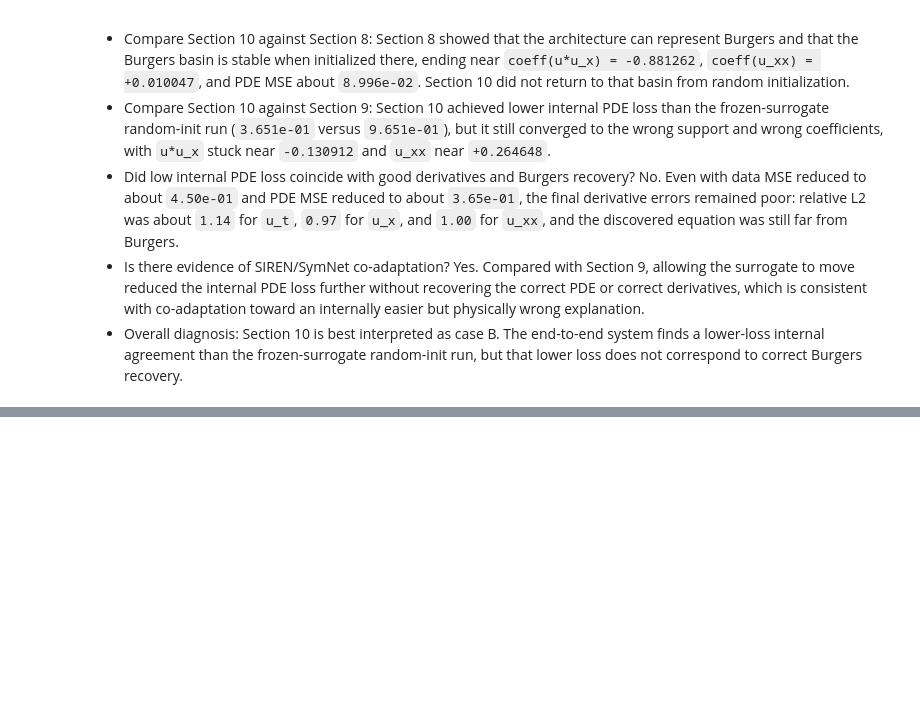
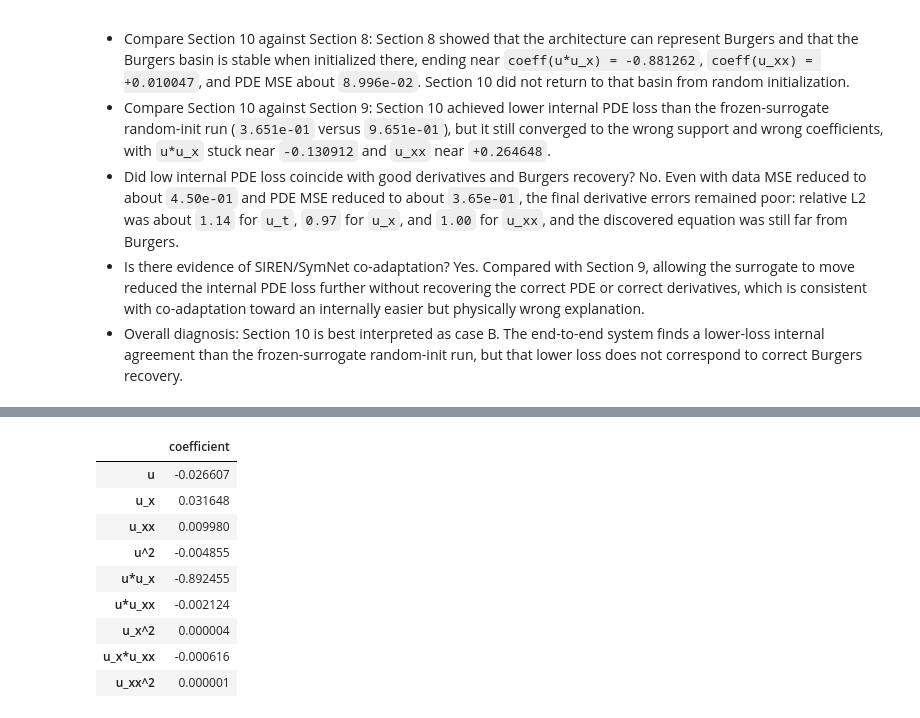
Before and after one commit to ryuFromCaillou/pde_stuff, a Jupyter notebook: notebook/diagnostics/burgers_minimal_discovery_story.ipynb, the cells around one changed output, grey strips where cells are left out. Drawn from its saved outputs; the diff is of its cells as text; code cells hidden in the pictures; blank space fills up the shorter version.

```diff
--- a/notebook/diagnostics/burgers_minimal_discovery_story.ipynb
+++ b/notebook/diagnostics/burgers_minimal_discovery_story.ipynb
@@ -1139,0 +1150,69 @@ display(random_joint_coeff_df[["epoch", "data_loss", "pde_loss", "total_loss", "
+# %%
+ls_feature_names = ["u", "u_x", "u_xx", "u^2", "u*u_x", "u*u_xx", "u_x^2", "u_x*u_xx", "u_xx^2"]
+ls_feature_arrays = {
+    "u": surrogate_fields["u"].reshape(-1),
+    "u_x": surrogate_fields["u_x"].reshape(-1),
+    "u_xx": surrogate_fields["u_xx"].reshape(-1),
+}
+ls_feature_arrays["u^2"] = ls_feature_arrays["u"] ** 2
+ls_feature_arrays["u*u_x"] = ls_feature_arrays["u"] * ls_feature_arrays["u_x"]
+ls_feature_arrays["u*u_xx"] = ls_feature_arrays["u"] * ls_feature_arrays["u_xx"]
+ls_feature_arrays["u_x^2"] = ls_feature_arrays["u_x"] ** 2
+ls_feature_arrays["u_x*u_xx"] = ls_feature_arrays["u_x"] * ls_feature_arrays["u_xx"]
+ls_feature_arrays["u_xx^2"] = ls_feature_arrays["u_xx"] ** 2
+
+theta_direct = np.column_stack([ls_feature_arrays[name] for name in ls_feature_names])
+y_direct = surrogate_fields["u_t"].reshape(-1)
+direct_coeffs, direct_residuals, direct_rank, direct_singular_vals = np.linalg.lstsq(theta_direct, y_direct, rcond=None)
+direct_coeff_dict = {name: float(value) for name, value in zip(ls_feature_names, direct_coeffs)}
+direct_ut_hat = theta_direct @ direct_coeffs
+direct_pde_mse = float(np.mean((y_direct - direct_ut_hat) ** 2))
+
+def pretty_linear_equation(coeff_dict, ordered_names):
+    terms = [f"({coeff_dict[name]:+.6f})*{name}" for name in ordered_names]
+    return "u_t_hat = " + " + ".join(terms)
+
+direct_ls_summary = {
+    "method": "direct least squares",
+    "pde_mse": direct_pde_mse,
+    "u*u_x": direct_coeff_dict["u*u_x"],
+    "u_xx": direct_coeff_dict["u_xx"],
+    "equation": pretty_linear_equation(direct_coeff_dict, ls_feature_names),
+}
+
+print("phase-9 frozen surrogate reused: yes")
+print("candidate library reused: full 9-term degree-2 expansion of MinimalSymNet")
+print(f"rank(Theta) = {direct_rank}")
+print(f"singular values = {direct_singular_vals}")
+print()
+print("Direct least-squares recovered PDE:")
+print(direct_ls_summary["equation"])
+print()
+print("All nine coefficients:")
+display(pd.DataFrame([direct_coeff_dict]).T.rename(columns={0: "coefficient"}))
+print(f"coeff(u*u_x) vs true -1.000000: {direct_ls_summary['u*u_x']:+.6f} | error = {direct_ls_summary['u*u_x'] + 1.0:+.6e}")
+print(f"coeff(u_xx)  vs true +0.020000: {direct_ls_summary['u_xx']:+.6f} | error = {direct_ls_summary['u_xx'] - 0.02:+.6e}")
+print(f"PDE MSE on the frozen-surrogate comparison points = {direct_ls_summary['pde_mse']:.6e}")
+
+phase11_comparison_df = pd.DataFrame([
+    {
+        "experiment": "hand-initialized frozen SymNet",
+        "PDE MSE": float(symnet_history_df.iloc[-1]["pde_loss"]),
+        "coeff(u*u_x)": float(symnet_history_df.iloc[-1]["u*u_x"]),
+        "coeff(u_xx)": float(symnet_history_df.iloc[-1]["u_xx"]),
+    },
+    {
+        "experiment": "random-initialized frozen SymNet",
+        "PDE MSE": float(random_frozen_summary["final_pde_mse"]),
+        "coeff(u*u_x)": float(random_frozen_summary["final_uux_coeff"]),
+        "coeff(u_xx)": float(random_frozen_summary["final_uxx_coeff"]),
+    },
+    {
+        "experiment": "direct least squares",
+        "PDE MSE": direct_ls_summary["pde_mse"],
+        "coeff(u*u_x)": direct_ls_summary["u*u_x"],
+        "coeff(u_xx)": direct_ls_summary["u_xx"],
+    },
+])
+display(phase11_comparison_df)
+# %% [output]
@@ -1139,0 +1232,10 @@ display(random_joint_coeff_df[["epoch", "data_loss", "pde_loss", "total_loss", "
+|  | coefficient |
+| u | -0.026607 |
+| u_x | 0.031648 |
+| u_xx | 0.009980 |
+| u^2 | -0.004855 |
+| u*u_x | -0.892455 |
+| u*u_xx | -0.002124 |
+| u_x^2 | 0.000004 |
+| u_x*u_xx | -0.000616 |
+| u_xx^2 | 0.000001 |
```
Also changed, not shown: parts of 3 cells of this notebook, 1 other file.
